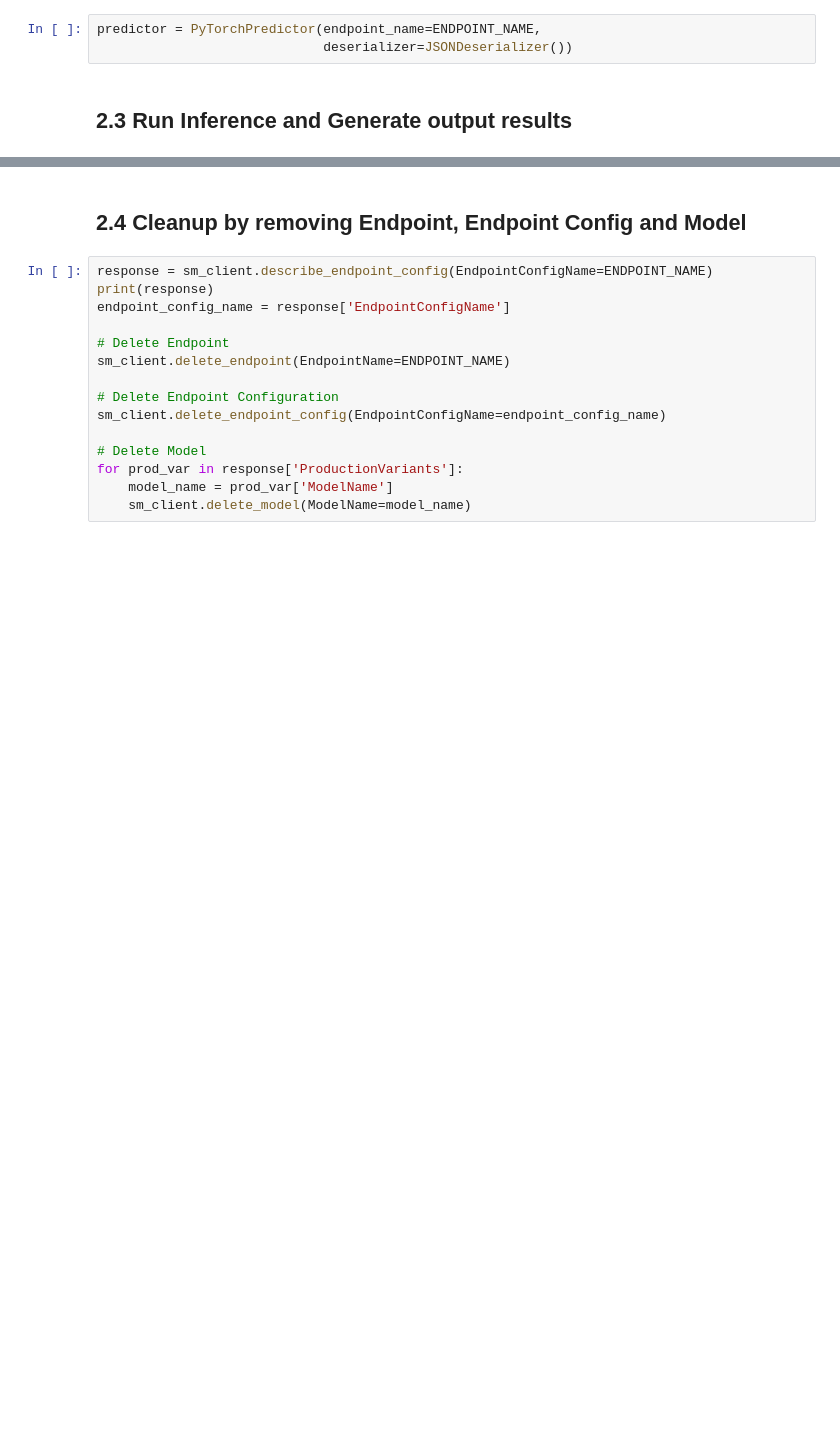
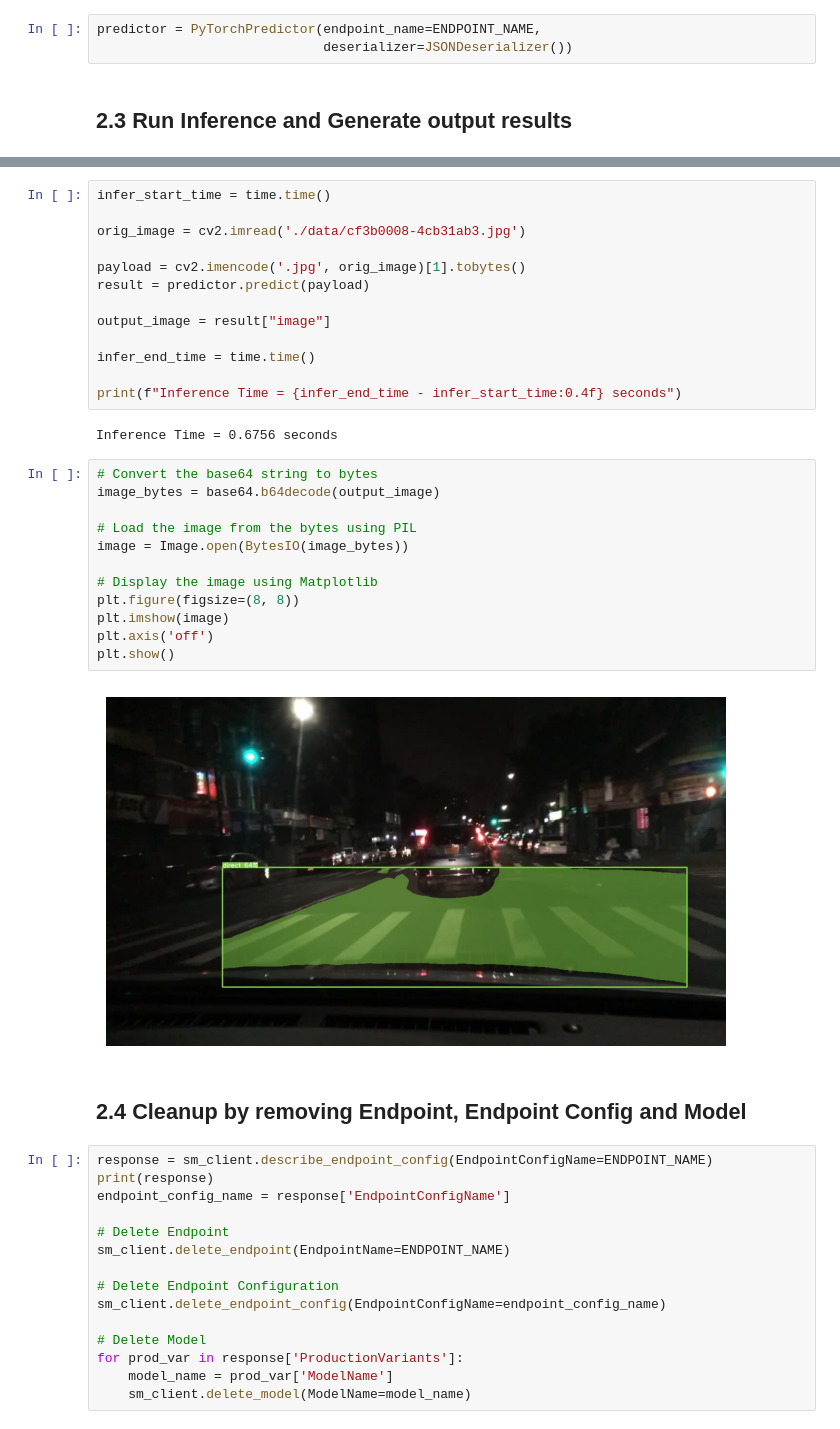
Before and after one commit to ShadyEgypt/adas-sagemaker, a Jupyter notebook: 0x01-yolov8-opt-images/serverless-inference/2_TestEndpoint.ipynb, the cells around one changed output, grey strips where cells are left out. Saved outputs shown, nothing was run; the diff lists cells and outputs as text; blank space fills up the shorter version.

Commit message:
add notebooks' results

```diff
--- a/0x01-yolov8-opt-images/serverless-inference/2_TestEndpoint.ipynb
+++ b/0x01-yolov8-opt-images/serverless-inference/2_TestEndpoint.ipynb
@@ -62,3 +72,32 @@ plt.show()
+# %%
+infer_start_time = time.time()
+
+orig_image = cv2.imread('./data/cf3b0008-4cb31ab3.jpg')
+
+payload = cv2.imencode('.jpg', orig_image)[1].tobytes()
+result = predictor.predict(payload)
+
+output_image = result["image"]
+
+infer_end_time = time.time()
+
+print(f"Inference Time = {infer_end_time - infer_start_time:0.4f} seconds")
+# %% [output]
+Inference Time = 0.6756 seconds
+# %%
+# Convert the base64 string to bytes
+image_bytes = base64.b64decode(output_image)
+
+# Load the image from the bytes using PIL
+image = Image.open(BytesIO(image_bytes))
+
+# Display the image using Matplotlib
+plt.figure(figsize=(8, 8))
+plt.imshow(image)
+plt.axis('off')
+plt.show()
+# %% [output]
+[figure, added]
 # %% [markdown]
 ## 2.4 Cleanup by removing Endpoint, Endpoint Config and Model
 # %%
```
Also changed, not shown: parts of 4 cells of this notebook, 1 other file.
